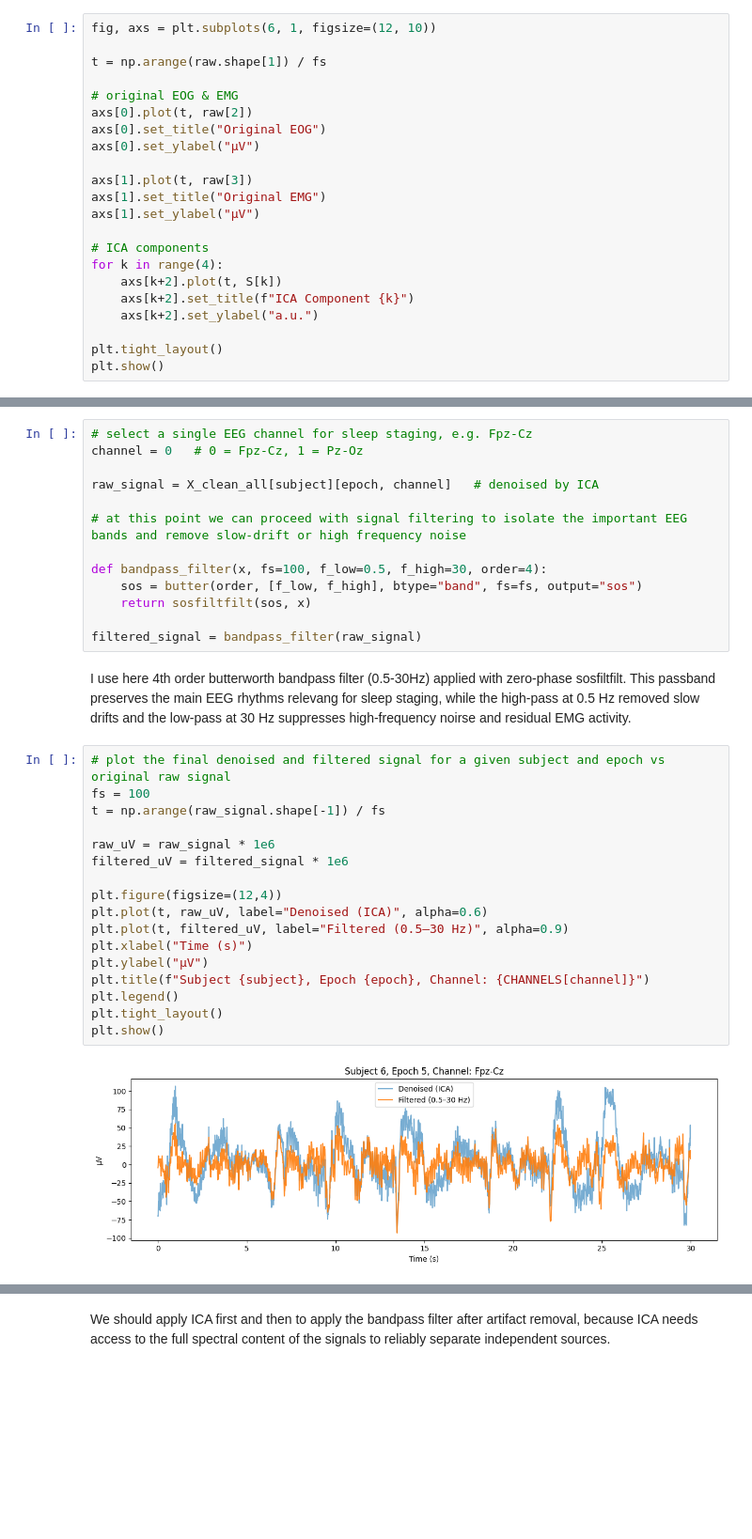
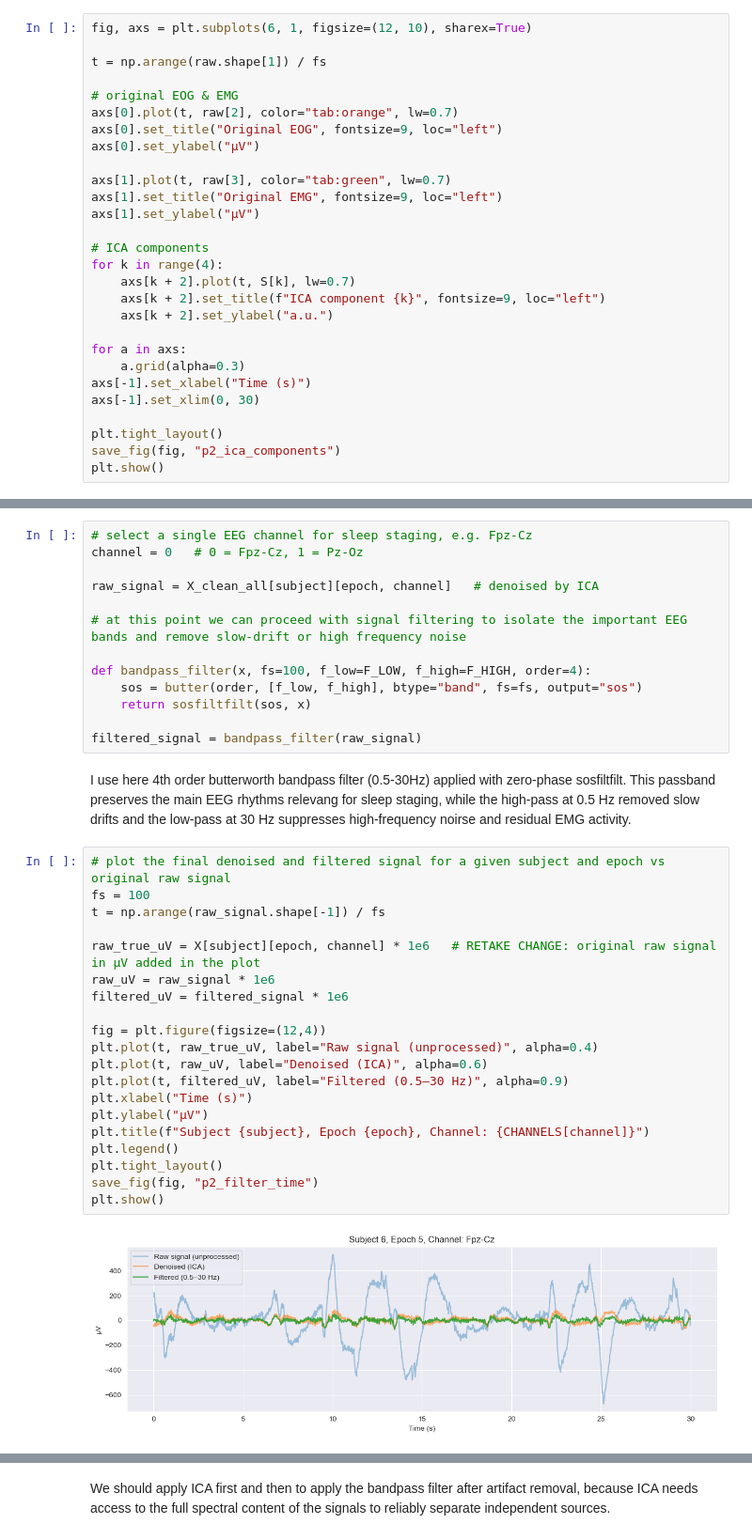
Before and after one commit to teodora-taleska/kuleuven-archive, a Jupyter notebook: Biomedical data processing/Project/Retake/Part 2/2025_project_part2.ipynb, the cells around one changed output, grey strips where cells are left out. Shown at 94% size. Drawn from its saved outputs; the diff is of its cells as text; blank space fills up the shorter version.

```diff
--- a/Biomedical data processing/Project/Retake/Part 2/2025_project_part2.ipynb
+++ b/Biomedical data processing/Project/Retake/Part 2/2025_project_part2.ipynb
@@ -383,25 +411,31 @@ raw_T = raw.T                    # shape (3000, 4) -> needed for ICA
 S = ica.transform(raw_T)           # shape (3000, 4) -> components
 S = S.T                             # shape (4, 3000) for plotting
 # %%
-fig, axs = plt.subplots(6, 1, figsize=(12, 10))
+fig, axs = plt.subplots(6, 1, figsize=(12, 10), sharex=True)
 
 t = np.arange(raw.shape[1]) / fs
 
 # original EOG & EMG
-axs[0].plot(t, raw[2])
-axs[0].set_title("Original EOG")
+axs[0].plot(t, raw[2], color="tab:orange", lw=0.7)
+axs[0].set_title("Original EOG", fontsize=9, loc="left")
 axs[0].set_ylabel("µV")
 
-axs[1].plot(t, raw[3])
-axs[1].set_title("Original EMG")
+axs[1].plot(t, raw[3], color="tab:green", lw=0.7)
+axs[1].set_title("Original EMG", fontsize=9, loc="left")
 axs[1].set_ylabel("µV")
 
 # ICA components
 for k in range(4):
-    axs[k+2].plot(t, S[k])
-    axs[k+2].set_title(f"ICA Component {k}")
-    axs[k+2].set_ylabel("a.u.")
+    axs[k + 2].plot(t, S[k], lw=0.7)
+    axs[k + 2].set_title(f"ICA component {k}", fontsize=9, loc="left")
+    axs[k + 2].set_ylabel("a.u.")
+
+for a in axs:
+    a.grid(alpha=0.3)
+axs[-1].set_xlabel("Time (s)")
+axs[-1].set_xlim(0, 30)
 
 plt.tight_layout()
+save_fig(fig, "p2_ica_components")
 plt.show()
 # %% [output]
@@ -561,7 +598,7 @@ raw_signal = X_clean_all[subject][epoch, channel]   # denoised by ICA
 
 # at this point we can proceed with signal filtering to isolate the important EEG bands and remove slow-drift or high frequency noise
 
-def bandpass_filter(x, fs=100, f_low=0.5, f_high=30, order=4):
+def bandpass_filter(x, fs=100, f_low=F_LOW, f_high=F_HIGH, order=4):
     sos = butter(order, [f_low, f_high], btype="band", fs=fs, output="sos")
     return sosfiltfilt(sos, x)
 
@@ -571,21 +608,24 @@ I use here 4th order butterworth bandpass filter (0.5-30Hz) applied with zero-ph
 # %%
 # plot the final denoised and filtered signal for a given subject and epoch vs original raw signal
 fs = 100
 t = np.arange(raw_signal.shape[-1]) / fs
 
+raw_true_uV = X[subject][epoch, channel] * 1e6   # RETAKE CHANGE: original raw signal in µV added in the plot
 raw_uV = raw_signal * 1e6
 filtered_uV = filtered_signal * 1e6
 
-plt.figure(figsize=(12,4))
+fig = plt.figure(figsize=(12,4))
+plt.plot(t, raw_true_uV, label="Raw signal (unprocessed)", alpha=0.4)
 plt.plot(t, raw_uV, label="Denoised (ICA)", alpha=0.6)
 plt.plot(t, filtered_uV, label="Filtered (0.5–30 Hz)", alpha=0.9)
 plt.xlabel("Time (s)")
 plt.ylabel("µV")
 plt.title(f"Subject {subject}, Epoch {epoch}, Channel: {CHANNELS[channel]}")
 plt.legend()
 plt.tight_layout()
+save_fig(fig, "p2_filter_time")
 plt.show()
 # %% [output]
-[figure, old version]
+[figure, new version]
 # %%
 # PSD  (welch)
```
Also changed, not shown: parts of 19 cells of this notebook, 16 other files.
